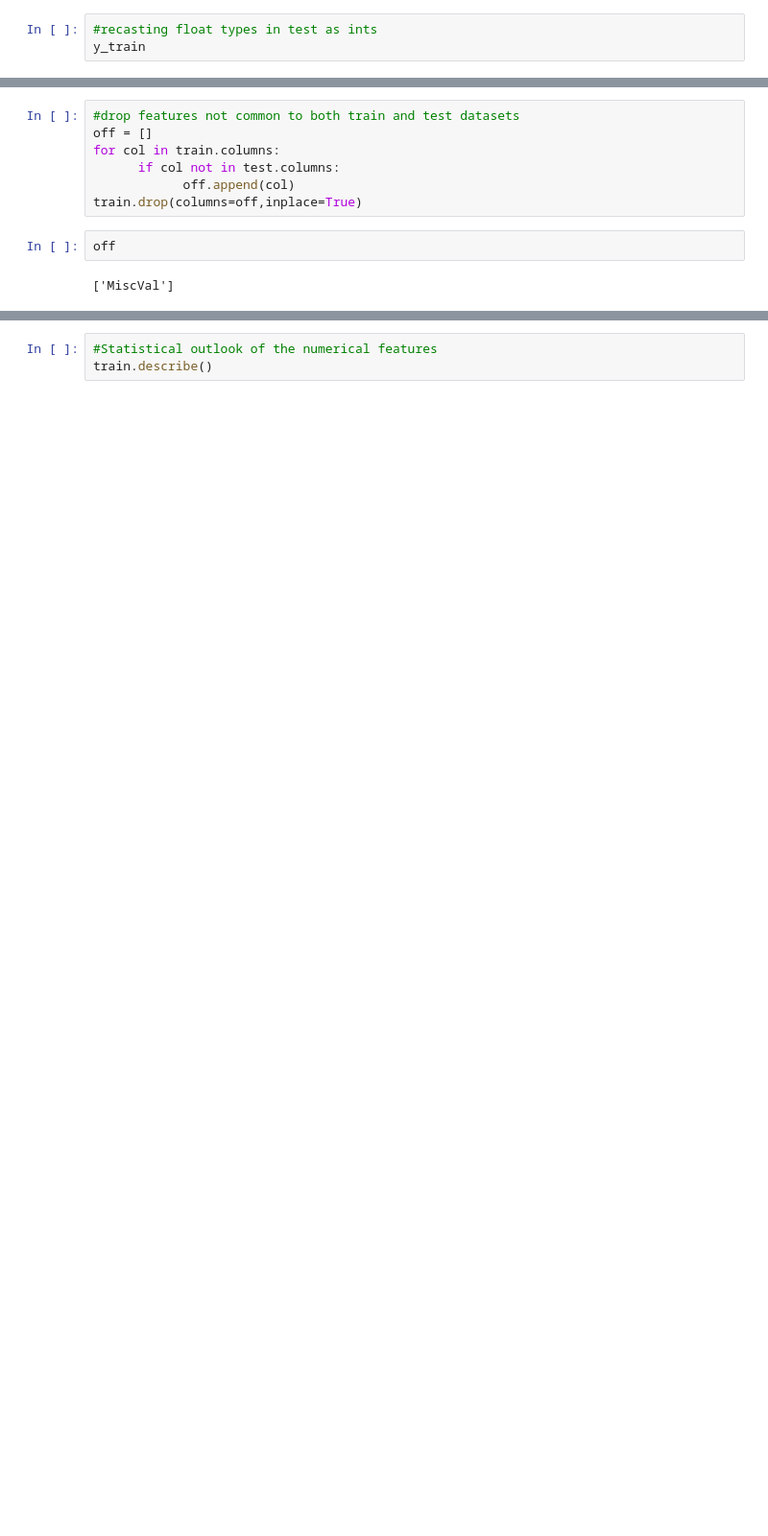
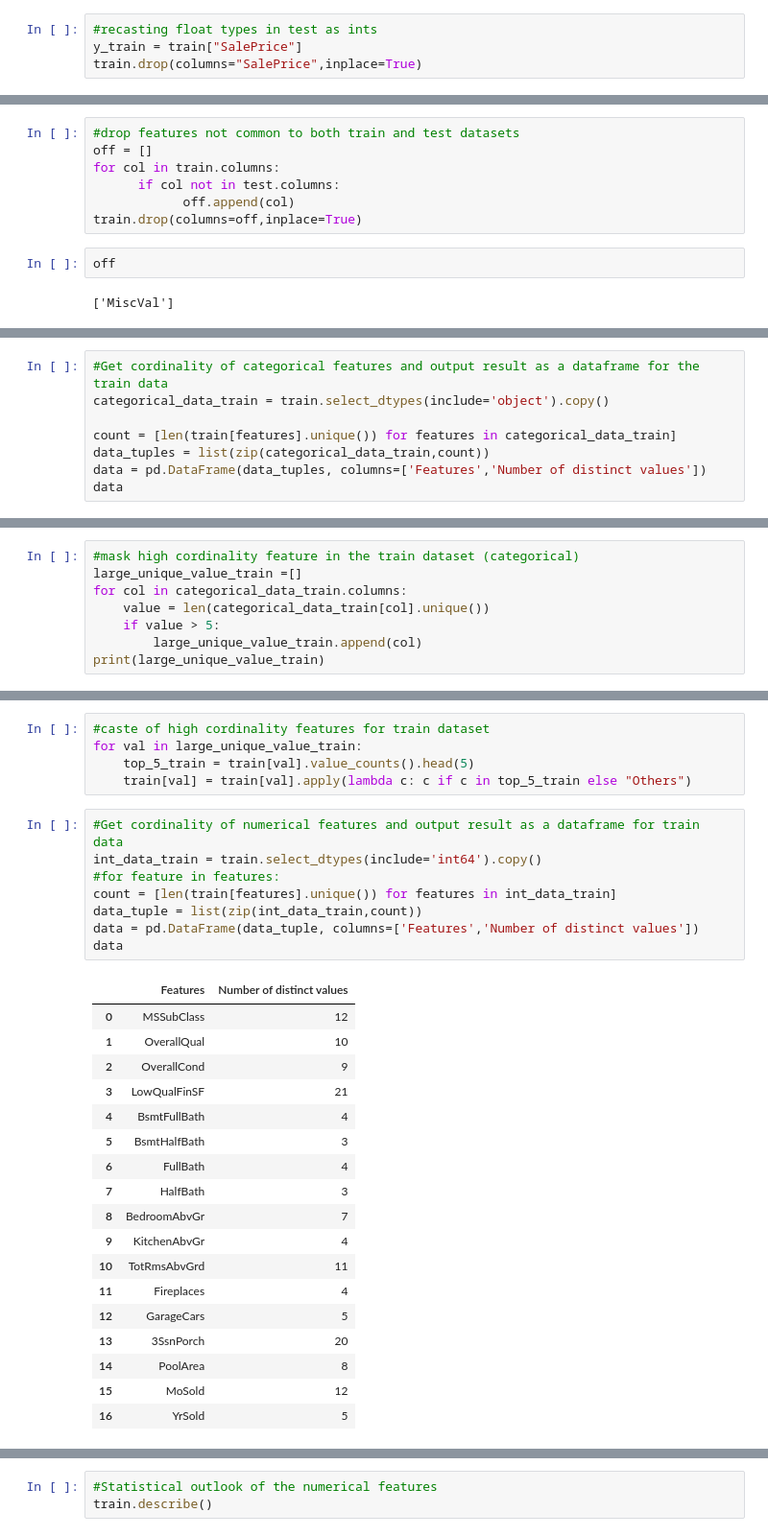
Before and after one commit to abolayo/DScience, a Jupyter notebook: kaggel/house_rework.ipynb, the cells around one changed output, grey strips where cells are left out. Shown at 96% size. Drawn from its saved outputs; the diff is of its cells as text; blank space fills up the shorter version.

```diff
--- a/kaggel/house_rework.ipynb
+++ b/kaggel/house_rework.ipynb
@@ -270,4 +271,5 @@ None
 55
 # %%
 #recasting float types in test as ints
-y_train
+y_train = train["SalePrice"]
+train.drop(columns="SalePrice",inplace=True)
@@ -300 +290,9 @@ off
 No leaky feature was observed from inspection
+# %%
+#Get cordinality of categorical features and output result as a dataframe for the train data
+categorical_data_train = train.select_dtypes(include='object').copy()
+
+count = [len(train[features].unique()) for features in categorical_data_train]
+data_tuples = list(zip(categorical_data_train,count))
+data = pd.DataFrame(data_tuples, columns=['Features','Number of distinct values'])
+data
@@ -300,0 +317,8 @@ No leaky feature was observed from inspection
+# %%
+#mask high cordinality feature in the train dataset (categorical)
+large_unique_value_train =[]
+for col in categorical_data_train.columns:
+    value = len(categorical_data_train[col].unique())
+    if value > 5:
+        large_unique_value_train.append(col)
+print(large_unique_value_train)
@@ -300,0 +327,32 @@ No leaky feature was observed from inspection
+# %%
+#caste of high cordinality features for train dataset
+for val in large_unique_value_train:
+    top_5_train = train[val].value_counts().head(5)
+    train[val] = train[val].apply(lambda c: c if c in top_5_train else "Others")
+# %%
+#Get cordinality of numerical features and output result as a dataframe for train data
+int_data_train = train.select_dtypes(include='int64').copy()
+#for feature in features:
+count = [len(train[features].unique()) for features in int_data_train]
+data_tuple = list(zip(int_data_train,count))
+data = pd.DataFrame(data_tuple, columns=['Features','Number of distinct values'])
+data
+# %% [output]
+|  | Features | Number of distinct values |
+| 0 | MSSubClass | 12 |
+| 1 | OverallQual | 10 |
+| 2 | OverallCond | 9 |
+| 3 | LowQualFinSF | 21 |
+| 4 | BsmtFullBath | 4 |
+| 5 | BsmtHalfBath | 3 |
+| 6 | FullBath | 4 |
+| 7 | HalfBath | 3 |
+| 8 | BedroomAbvGr | 7 |
+| 9 | KitchenAbvGr | 4 |
+| 10 | TotRmsAbvGrd | 11 |
+| 11 | Fireplaces | 4 |
+| 12 | GarageCars | 5 |
+| 13 | 3SsnPorch | 20 |
+| 14 | PoolArea | 8 |
+| 15 | MoSold | 12 |
+| 16 | YrSold | 5 |
```
Also changed, not shown: parts of 30 cells of this notebook.
